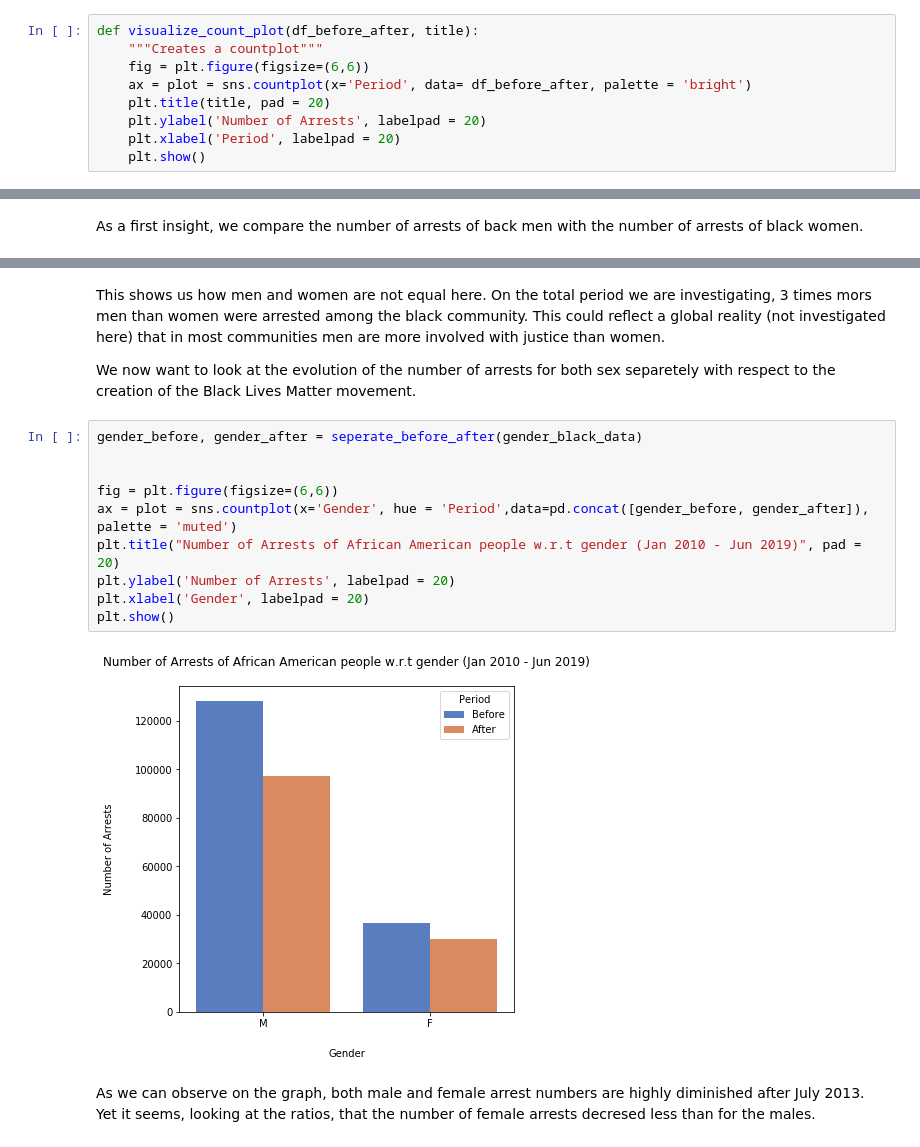
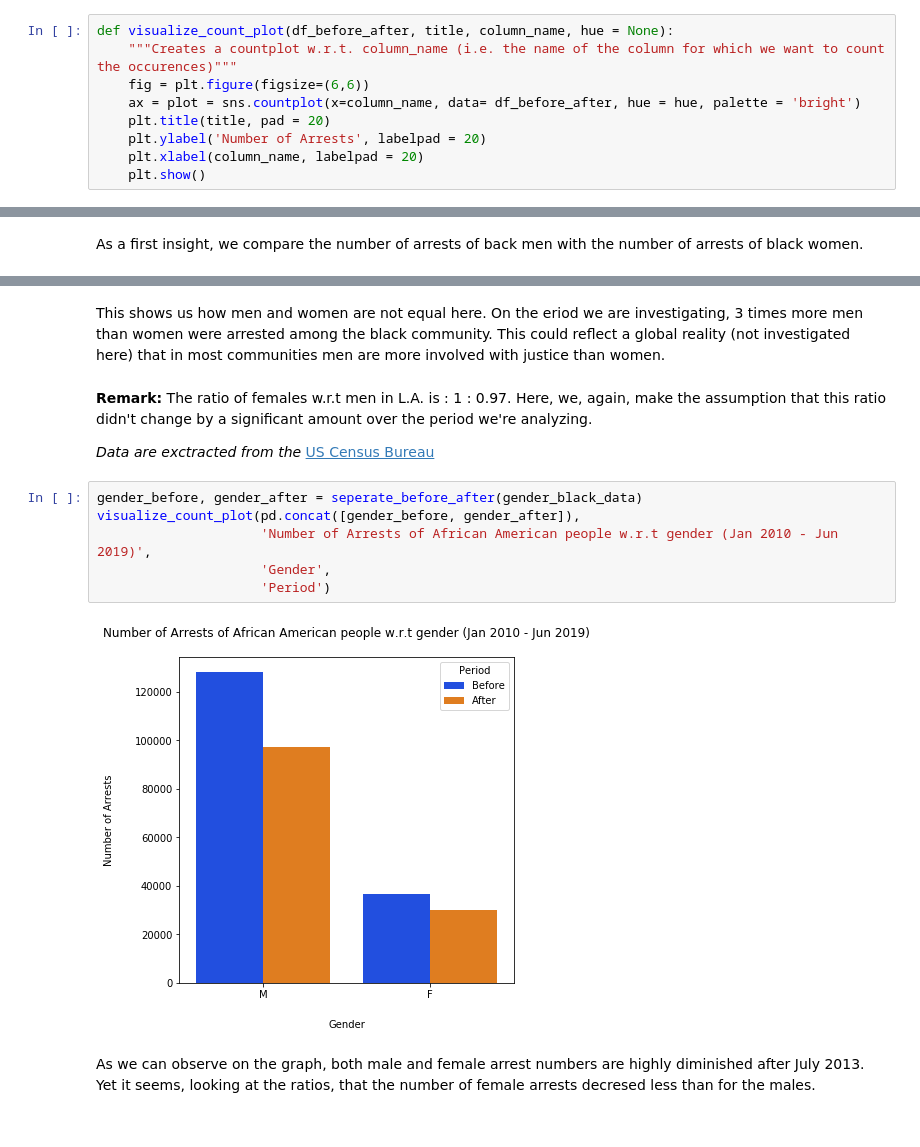
Before and after one commit to SkyRiS3s/ada-2020-project-milestone-p3-p3_msf, a Jupyter notebook: P4_msf.ipynb, the cells around one changed output, grey strips where cells are left out. Cells and saved outputs as stored; diff of their text form.

```diff
--- a/P4_msf.ipynb
+++ b/P4_msf.ipynb
@@ -196,13 +198,13 @@ def seperate_before_after(df):
 
     return data_before, data_after
 # %%
-def visualize_count_plot(df_before_after, title):
-    """Creates a countplot"""
+def visualize_count_plot(df_before_after, title, column_name, hue = None):
+    """Creates a countplot w.r.t. column_name (i.e. the name of the column for which we want to count the occurences)"""
     fig = plt.figure(figsize=(6,6))
-    ax = plot = sns.countplot(x='Period', data= df_before_after, palette = 'bright')
+    ax = plot = sns.countplot(x=column_name, data= df_before_after, hue = hue, palette = 'bright')
     plt.title(title, pad = 20)
     plt.ylabel('Number of Arrests', labelpad = 20)
-    plt.xlabel('Period', labelpad = 20)
+    plt.xlabel(column_name, labelpad = 20)
     plt.show()
 # %%
 race_data = arrest_data[['Date', 'Race']]
@@ -738,21 +707,19 @@ Number of Black male arrests: 282880
 Number of Black female arrests: 84272
 Ratio: 3.357
 # %% [markdown]
-This shows us how men and women are not equal here. On the total period we are investigating, 3 times mors men than women were arrested among the black community. This could reflect a global reality (not investigated here) that in most communities men are more involved with justice than women.
-
-We now want to look at the evolution of the number of arrests for both sex separetely with respect to the creation of the Black Lives Matter movement.
+This shows us how men and women are not equal here. On the eriod we are investigating, 3 times more men than women were arrested among the black community. This could reflect a global reality (not investigated here) that in most communities men are more involved with justice than women.
+# %% [markdown]
+**Remark:** The ratio of females w.r.t men in L.A. is : 1 : 0.97. Here, we, again, make the assumption that this ratio didn't change by a significant amount over the period we're analyzing.
+
+_Data are exctracted from the_ [US Census Bureau](https://www.census.gov/quickfacts/fact/table/US/PST045219_)
 # %%
 gender_before, gender_after = seperate_before_after(gender_black_data)
-
-
-fig = plt.figure(figsize=(6,6))
-ax = plot = sns.countplot(x='Gender', hue = 'Period',data=pd.concat([gender_before, gender_after]), palette = 'muted')
-plt.title("Number of Arrests of African American people w.r.t gender (Jan 2010 - Jun 2019)", pad = 20)
-plt.ylabel('Number of Arrests', labelpad = 20)
-plt.xlabel('Gender', labelpad = 20)
-plt.show()
+visualize_count_plot(pd.concat([gender_before, gender_after]),
+                     'Number of Arrests of African American people w.r.t gender (Jan 2010 - Jun 2019)',
+                     'Gender',
+                     'Period')
 # %% [output]
-[figure, old version]
+[figure, new version]
 # %% [markdown]
 As we can observe on the graph, both male and female arrest numbers are highly diminished after July 2013. Yet it seems, looking at the ratios, that the number of female arrests decresed less than for the males.
 # %% [markdown]
```
Also changed, not shown: parts of 30 cells of this notebook.
